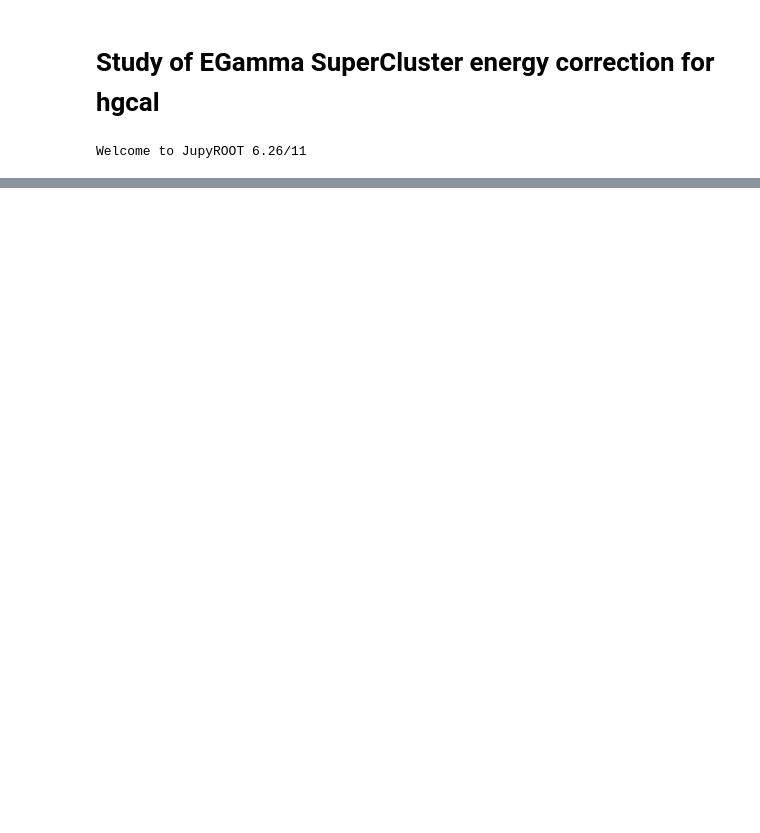
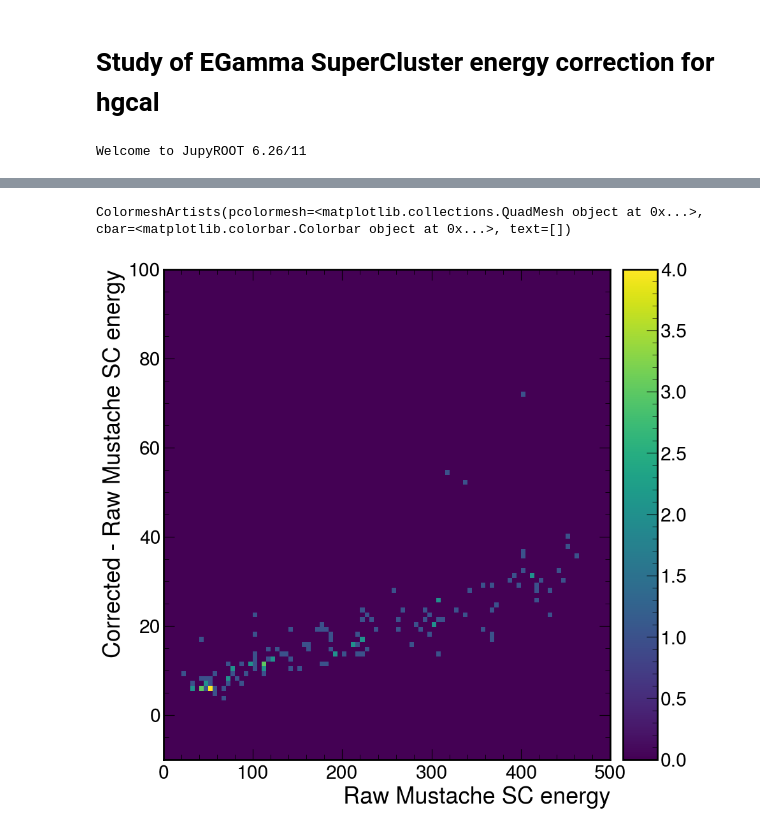
Before and after one commit to tcuisset/HgcalSuperclustering, a Jupyter notebook: analyzer/egamma/EGEnergyCorrectionSC.ipynb, the cells around one changed output, grey strips where cells are left out. Saved outputs shown, nothing was run; the diff lists cells and outputs as text; code cells hidden in the pictures; blank space fills up the shorter version.

```diff
--- a/analyzer/egamma/EGEnergyCorrectionSC.ipynb
+++ b/analyzer/egamma/EGEnergyCorrectionSC.ipynb
@@ -38,0 +76,27 @@ for _ in comp:
+# %%
+h_mustache_SC = hist.Hist(hist.axis.Regular(100, 0., 500., name="rawEnergy", label="Raw Mustache SC energy"),
+                          hist.axis.Regular(100, 0., 500., name="correctedEnergy", label="Corrected Mustache SC energy"))
+h_mustache_SC_sub  = hist.Hist(hist.axis.Regular(100, 0., 500., name="rawEnergy", label="Raw Mustache SC energy"),
+    hist.axis.Regular(100, -10, 100., name="corrMinusRawEnergy", label="Corrected - Raw Mustache SC energy"),
+                          )
+
+h_mustache_dnn_sc = hist.Hist(hist.axis.Regular(100, 0., 500., name="mustacheEnergy", label="Raw Mustache SC energy"),
+                          hist.axis.Regular(100, 0., 500., name="dnnEnergy", label="Raw DNN SC energy"))
+h_mustache_dnn_sc_sub  = hist.Hist(hist.axis.Regular(100, 0., 500., name="rawEnergy", label="Raw Mustache SC energy"),
+                        hist.axis.Regular(100, -30, 30., name="mustacheMinusDNN", label="Mustache corrected - Raw DNN energy"),
+                          )
+
+
+h_sc_multiplicity = hist.Hist(hist.axis.Integer(0, 5, name="mustacheSCMultiplicity"), hist.axis.Integer(0, 5, name="dnnSCMultiplicity"))
+
+for evt_pair in comp:
+    for endcap in [True, False]:
+        sc = filterEndcap(evt_pair[0].oldHgcalSuperclusters, endcap)
+        dnn_sc = filterEndcap(evt_pair[1].ticlEgammaSuperClusters, endcap)
+        h_sc_multiplicity.fill(len(sc), len(dnn_sc))
+        if (len(sc) == 1) and (len(dnn_sc) == 1):
+            h_mustache_SC.fill(sc[0].rawEnergy(), sc[0].correctedEnergy())
+            h_mustache_SC_sub.fill( sc[0].rawEnergy(), sc[0].correctedEnergy() - sc[0].rawEnergy(),)
+            h_mustache_dnn_sc.fill(sc[0].rawEnergy(), dnn_sc[0].rawEnergy())
+            h_mustache_dnn_sc_sub.fill(sc[0].rawEnergy(), sc[0].correctedEnergy() - dnn_sc[0].rawEnergy())
+            #h_mustache_dnn_sc.fill(evt_pair[0].genParticles[1].energy(),evt_pair[1].genParticles[1].energy())
@@ -38,0 +121,5 @@ for _ in comp:
+# %%
+hep.hist2dplot(h_mustache_SC_sub)
+# %% [output]
+ColormeshArtists(pcolormesh=<matplotlib.collections.QuadMesh object at 0x...>, cbar=<matplotlib.colorbar.Colorbar object at 0x...>, text=[])
+[figure, added]
```
Also changed, not shown: parts of 24 cells of this notebook, 2 other files.
